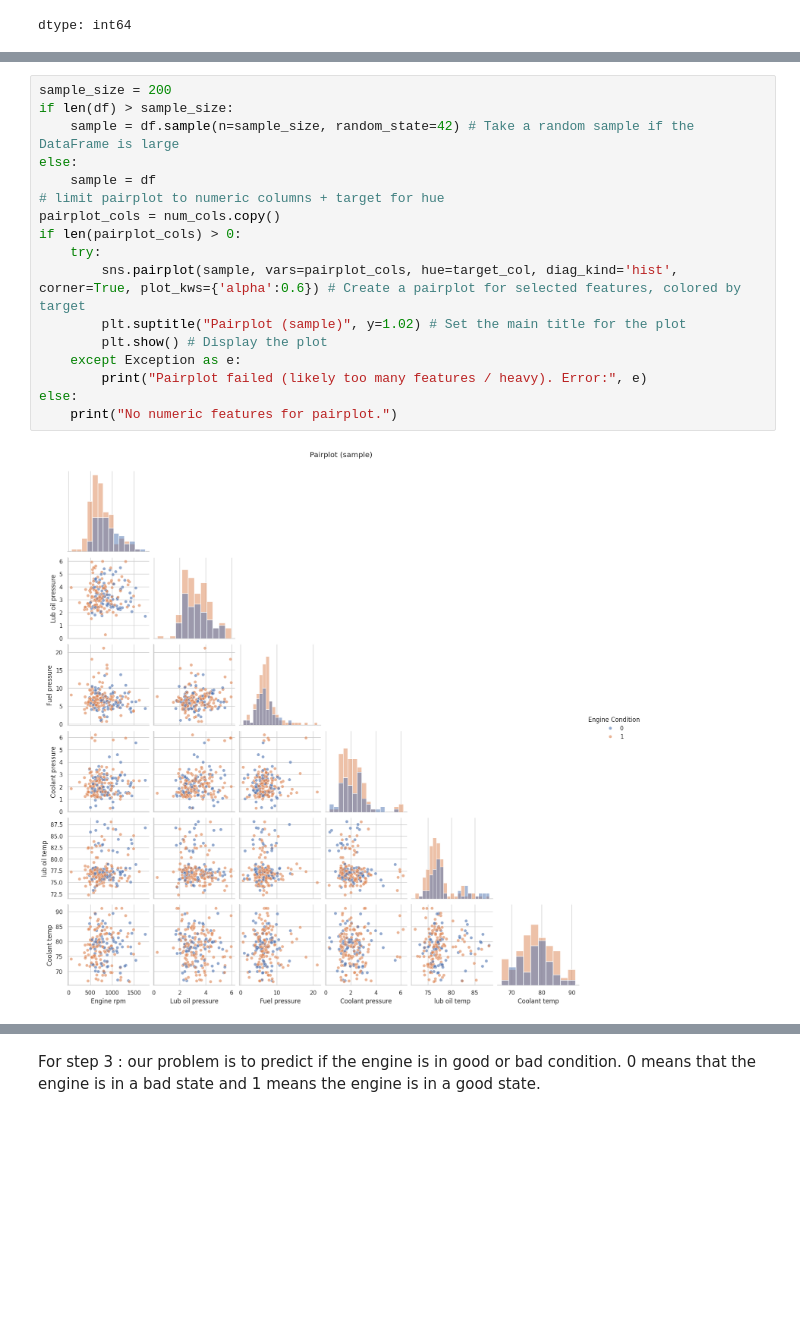
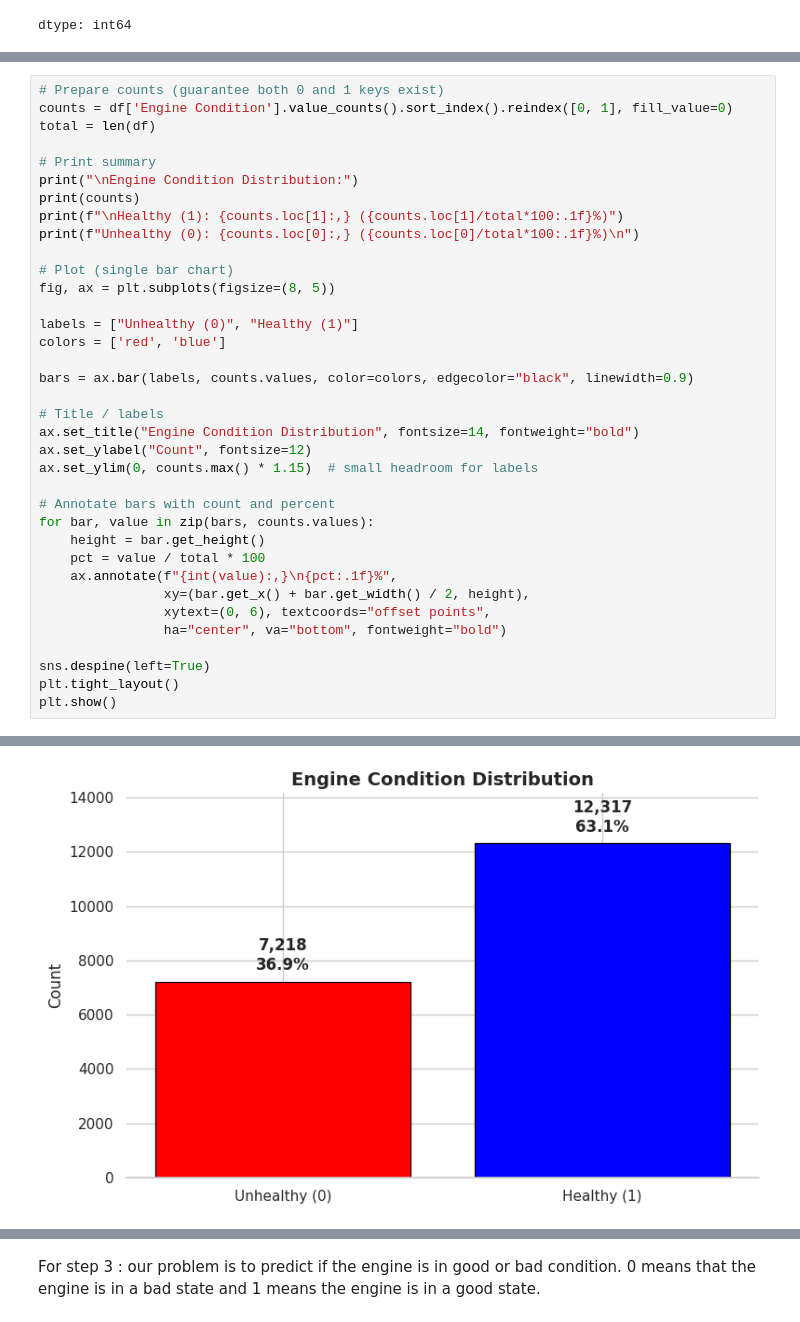
Before and after one commit to Mkab785/Projet_ML_LOUIS_MACCHI_KABIR, a Jupyter notebook: ProjectMachineLearningA4.ipynb, the cells around one changed output, grey strips where cells are left out. Saved outputs shown, nothing was run; the diff lists cells and outputs as text; blank space fills up the shorter version.

```diff
--- a/ProjectMachineLearningA4.ipynb
+++ b/ProjectMachineLearningA4.ipynb
@@ -160,19 +112,37 @@ else:
-# %%
-sample_size = 200
-if len(df) > sample_size:
-    sample = df.sample(n=sample_size, random_state=42) # Take a random sample if the DataFrame is large
-else:
-    sample = df
-# limit pairplot to numeric columns + target for hue
-pairplot_cols = num_cols.copy()
-if len(pairplot_cols) > 0:
-    try:
-        sns.pairplot(sample, vars=pairplot_cols, hue=target_col, diag_kind='hist', corner=True, plot_kws={'alpha':0.6}) # Create a pairplot for selected features, colored by target
-        plt.suptitle("Pairplot (sample)", y=1.02) # Set the main title for the plot
-        plt.show() # Display the plot
-    except Exception as e:
-        print("Pairplot failed (likely too many features / heavy). Error:", e)
-else:
-    print("No numeric features for pairplot.")
-# %% [output]
-[figure, removed]
+# %%
+# Prepare counts (guarantee both 0 and 1 keys exist)
+counts = df['Engine Condition'].value_counts().sort_index().reindex([0, 1], fill_value=0)
+total = len(df)
+
+# Print summary
+print("\nEngine Condition Distribution:")
+print(counts)
+print(f"\nHealthy (1): {counts.loc[1]:,} ({counts.loc[1]/total*100:.1f}%)")
+print(f"Unhealthy (0): {counts.loc[0]:,} ({counts.loc[0]/total*100:.1f}%)\n")
+
+# Plot (single bar chart)
+fig, ax = plt.subplots(figsize=(8, 5))
+
+labels = ["Unhealthy (0)", "Healthy (1)"]
+colors = ['red', 'blue']
+
+bars = ax.bar(labels, counts.values, color=colors, edgecolor="black", linewidth=0.9)
+
+# Title / labels
+ax.set_title("Engine Condition Distribution", fontsize=14, fontweight="bold")
+ax.set_ylabel("Count", fontsize=12)
+ax.set_ylim(0, counts.max() * 1.15)  # small headroom for labels
+
+# Annotate bars with count and percent
+for bar, value in zip(bars, counts.values):
+    height = bar.get_height()
+    pct = value / total * 100
+    ax.annotate(f"{int(value):,}\n{pct:.1f}%",
+                xy=(bar.get_x() + bar.get_width() / 2, height),
+                xytext=(0, 6), textcoords="offset points",
+                ha="center", va="bottom", fontweight="bold")
+
+sns.despine(left=True)
+plt.tight_layout()
+plt.show()
+# %% [output]
@@ -178,0 +157 @@ else:
+[figure, added]
```
Also changed, not shown: parts of 18 cells of this notebook.
